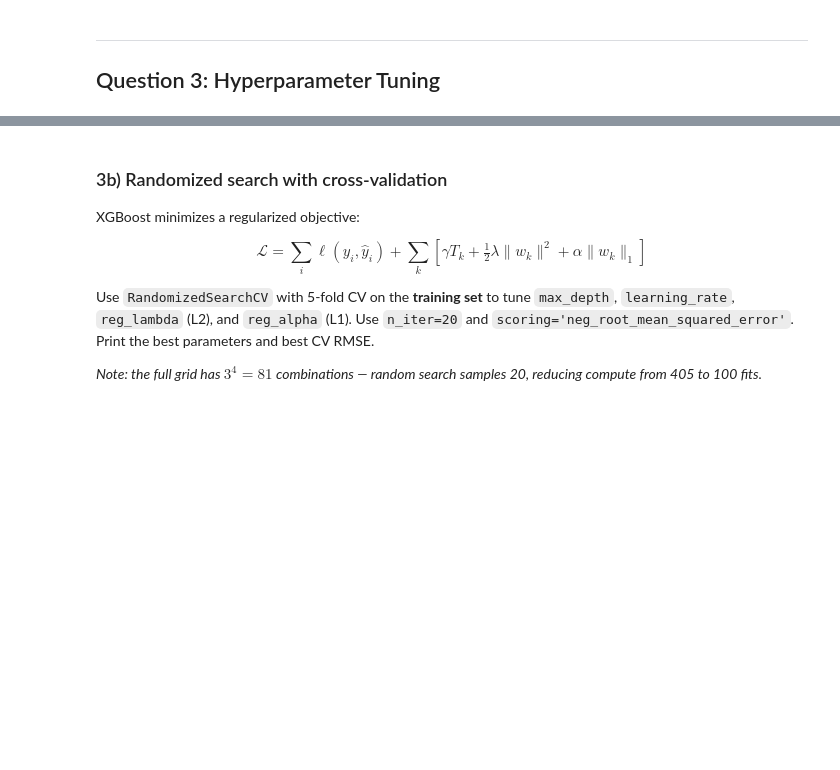
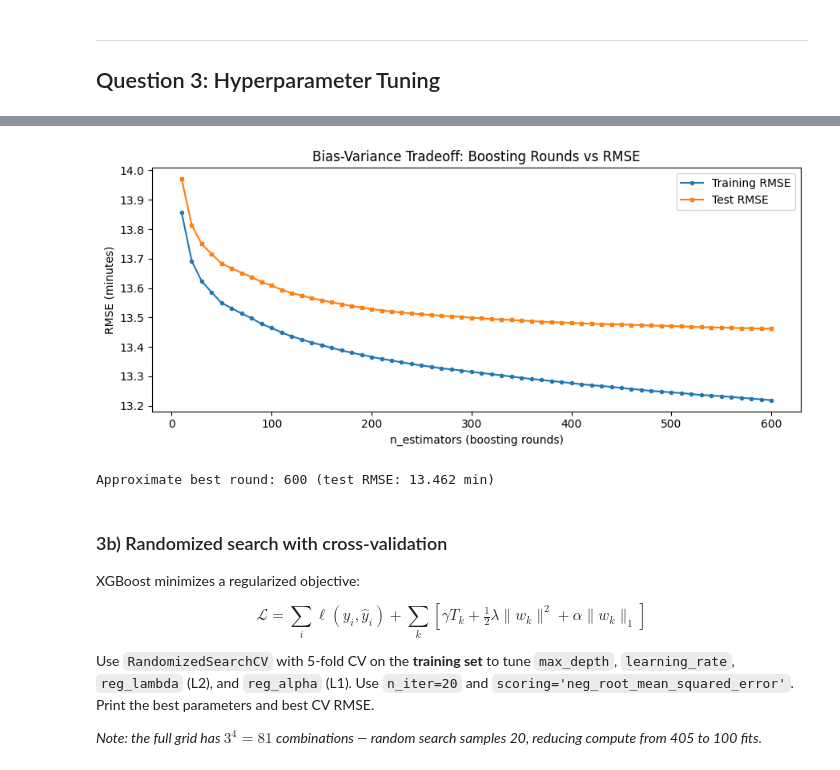
Before and after one commit to PatuanPurba/JSC370-2026, a Jupyter notebook: labs/lab9/lab09-xgboost.ipynb, the cells around one changed output, grey strips where cells are left out. Cells and saved outputs as stored; diff of their text form; code cells hidden in the pictures; blank space fills up the shorter version.

```diff
--- a/labs/lab9/lab09-xgboost.ipynb
+++ b/labs/lab9/lab09-xgboost.ipynb
@@ -260,39 +305,42 @@ Train an `XGBRegressor` with `n_estimators=600`, `max_depth=5`, `learning_rate=0
 # %%
 # TODO: train model for bias-variance curve
 xgb_bv = XGBRegressor(
-    n_estimators=None,  # hint: use a large round count so you can inspect overfitting behavior
-    max_depth=None,  # hint: keep depth fixed as instructed
-    learning_rate=None,  # hint: keep learning rate fixed as instructed
+    n_estimators=600,  # hint: use a large round count so you can inspect overfitting behavior
+    max_depth=5,  # hint: keep depth fixed as instructed
+    learning_rate=0.1,  # hint: keep learning rate fixed as instructed
     random_state=65,
     n_jobs=-1
  )
-_ = None  # hint: fit once on training data before evaluating by iteration range
+_ = xgb_bv.fit(X_train, y_train)  # hint: fit once on training data before evaluating by iteration range
 
 n_rounds = list(range(10, 610, 10))
 train_err, test_err = [], []
 
 # TODO: compute RMSE at each round using iteration_range=(0, n)
 for n in n_rounds:
-    tr_pred = None  # hint: predict using only the first n boosting rounds on training data
-    te_pred = None  # hint: predict using only the first n boosting rounds on test data
-    train_rmse_n = None  # hint: calculate RMSE for training predictions at round n
-    test_rmse_n = None  # hint: calculate RMSE for test predictions at round n
+    tr_pred = xgb_bv.predict(X_train, iteration_range=(0, n))  # hint: predict using only the first n boosting rounds on training data
+    te_pred = xgb_bv.predict(X_test, iteration_range=(0, n))  # hint: predict using only the first n boosting rounds on test data
+    train_rmse_n = np.sqrt(mean_squared_error(y_train, tr_pred))  # hint: calculate RMSE for training predictions at round n
+    test_rmse_n = np.sqrt(mean_squared_error(y_test, te_pred)) # hint: calculate RMSE for test predictions at round n
     train_err.append(train_rmse_n)
     test_err.append(test_rmse_n)
 
 # TODO: plot curves
 fig, ax = plt.subplots(figsize=(9, 4))
 ax.plot(n_rounds, train_err, 'o-', label='Training RMSE', markersize=3)
 ax.plot(n_rounds, test_err,  's-', label='Test RMSE', markersize=3)
 ax.set_xlabel('n_estimators (boosting rounds)')
 ax.set_ylabel('RMSE (minutes)')
 ax.set_title('Bias-Variance Tradeoff: Boosting Rounds vs RMSE')
 ax.legend()
 plt.tight_layout(); plt.show()
 
-best_n = None  # hint: pick the round index where test error is minimal
-best_test_rmse = None  # hint: take the minimum value from the test RMSE list
+best_n = n_rounds[np.argmin(test_err)] # hint: pick the round index where test error is minimal
+best_test_rmse = np.min(test_err)  # hint: take the minimum value from the test RMSE list
 print(f'Approximate best round: {best_n} (test RMSE: {best_test_rmse:.3f} min)')
+# %% [output]
+[figure, added]
+Approximate best round: 600 (test RMSE: 13.462 min)
 # %% [markdown]
 ### 3b) Randomized search with cross-validation
 
```
Also changed, not shown: parts of 21 cells of this notebook, 2 other files.
